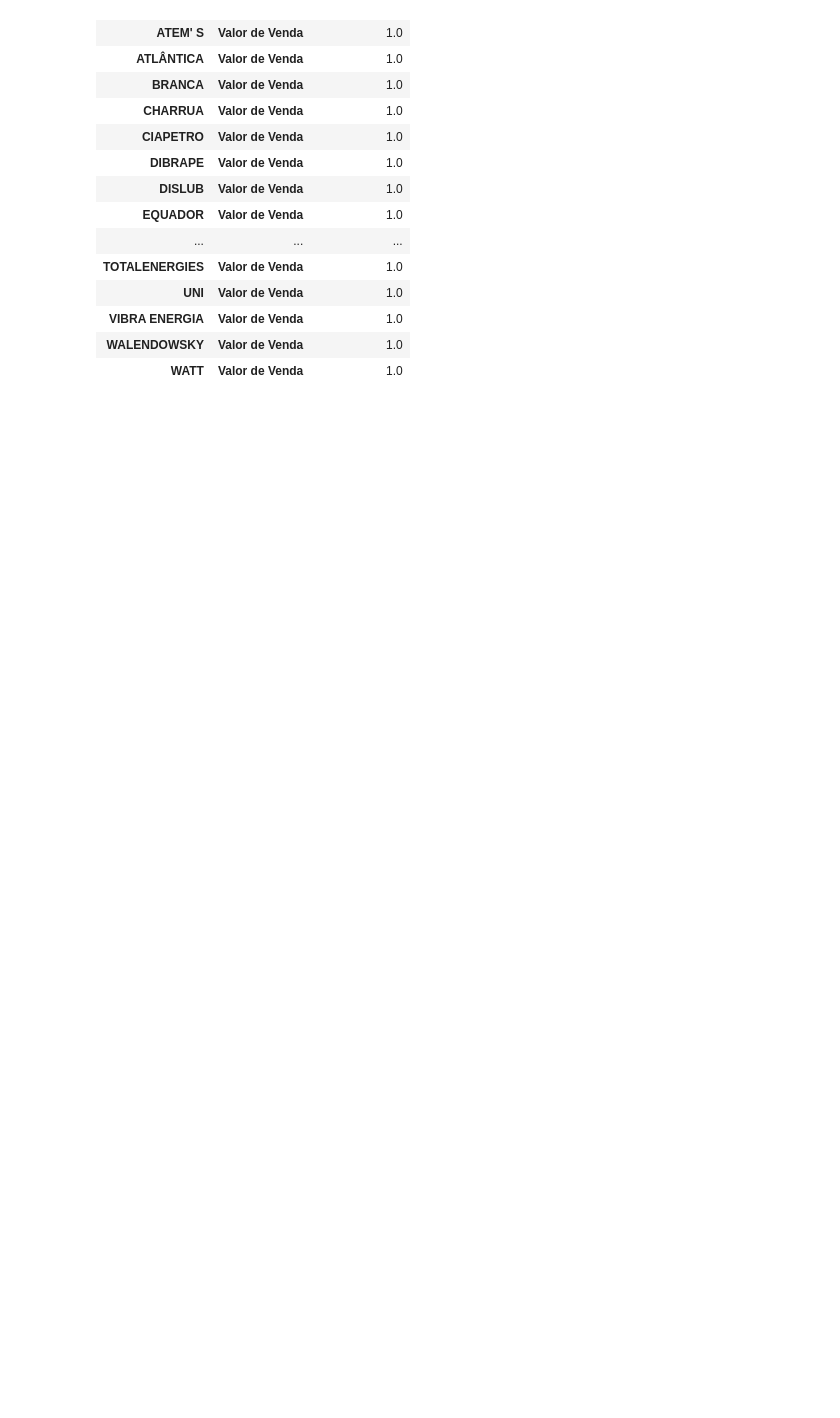
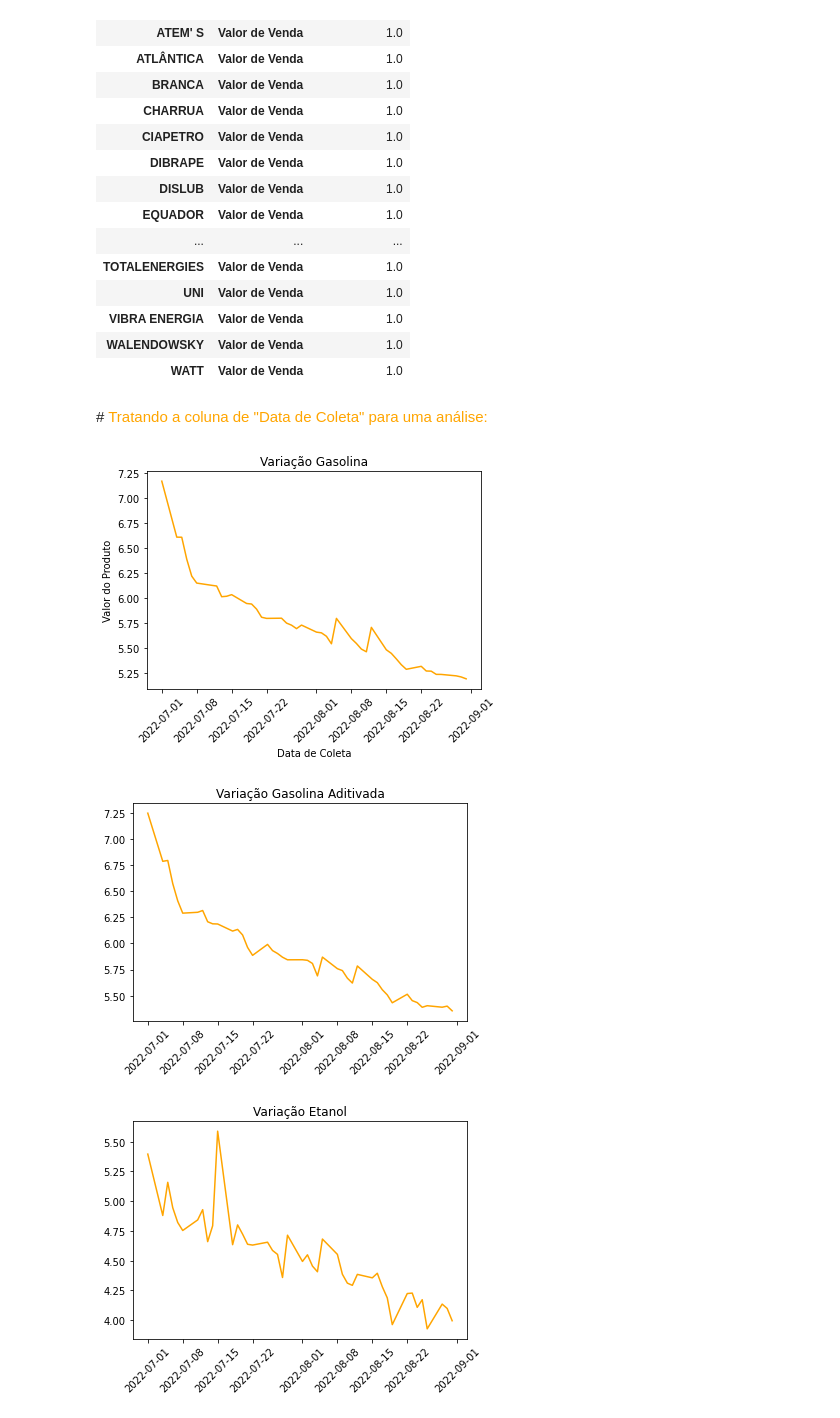
Before and after one commit to joaorosa2/analise_combustiveis_brasil, a Jupyter notebook: ProjetoM4.ipynb, the cells around one changed output. Drawn from its saved outputs; the diff is of its cells as text; code cells hidden in the pictures; blank space fills up the shorter version.

```diff
--- a/ProjetoM4.ipynb
+++ b/ProjetoM4.ipynb
@@ -133,12 +167,14 @@ Retirando as colunas **Nome da Rua**, **Numero Rua** e **Complemento** para limp
 # %%
+# ----------------------JULHO------------------------------#
 tabelaAgosto = tabelaAgosto.drop('Nome da Rua', axis=1)
 tabelaAgosto = tabelaAgosto.drop('Numero Rua', axis=1)
 tabelaAgosto = tabelaAgosto.drop('Complemento', axis=1)
 tabelaAgosto = tabelaAgosto.drop('Valor de Compra',axis=1)
-########################################################################
+tabelaAgosto['Data de Coleta'] = pd.to_datetime(tabelaAgosto['Data da Coleta'],format = '%d/%m/%Y')
+tabelaJulho['Data da Coleta'] = pd.to_datetime(tabelaJulho['Data da Coleta'],format = '%d/%m/%Y')
+# ----------------------AGOSTO------------------------------#
 tabelaJulho = tabelaJulho.drop('Nome da Rua', axis=1)
 tabelaJulho = tabelaJulho.drop('Numero Rua', axis=1)
 tabelaJulho = tabelaJulho.drop('Complemento', axis=1)
 tabelaJulho = tabelaJulho.drop('Valor de Compra',axis=1)
-
-tabelaJulho.head(3)
+tabelaAgosto['Data da Coleta'] = pd.to_datetime(tabelaAgosto['Data da Coleta'],format = '%d/%m/%Y')
@@ -149,0 +181,4 @@ tabelaJulho.head(3)
+# %%
+# ----------------------UNINDO-DATAFRAME--------------------#
+concateTabelas = pd.concat([tabelaJulho, tabelaAgosto], axis=0, ignore_index=True)
+concateTabelas.head()
@@ -607,3 +649,35 @@ correlacaoAgostoBand
 | VIBRA ENERGIA | Valor de Venda | 1.0 |
 | WALENDOWSKY | Valor de Venda | 1.0 |
 | WATT | Valor de Venda | 1.0 |
+# %% [markdown]
+#<font color = orange> Tratando a coluna de "Data de Coleta" para uma análise:
+# %%
+# Variação da Gasolina em relação à data de coleta
+tabelasGasolina = concateTabelas.query('Produto == "GASOLINA"')
+
+plt.title('Variação Gasolina')
+plt.ylabel('Valor do Produto')
+plt.xlabel('Data de Coleta')
+plt.plot(tabelasGasolina.groupby(tabelasGasolina['Data da Coleta']).mean(),'orange')
+plt.xticks(rotation=45)
+plt.show();
+
+# Variação da Gasolina Aditivada em relação à data de coleta
+tabelasGasAdt = concateTabelas.query('Produto == "GASOLINA ADITIVADA"')
+
+plt.title('Variação Gasolina Aditivada')
+plt.plot(tabelasGasAdt.groupby(tabelasGasAdt['Data da Coleta']).mean(),'orange')
+plt.xticks(rotation=45)
+plt.show();
+
+# Variação do Etanol em relação à data de coleta
+tabelasEtanol = concateTabelas.query('Produto == "ETANOL"')
+
+plt.title('Variação Etanol')
+plt.plot(tabelasEtanol.groupby(tabelasEtanol['Data da Coleta']).mean(),'orange')
+plt.xticks(rotation=45)
+plt.show();
+# %% [output]
+[figure, added]
+[figure, added]
+[figure, added]
```
Also changed, not shown: parts of 18 cells of this notebook.
